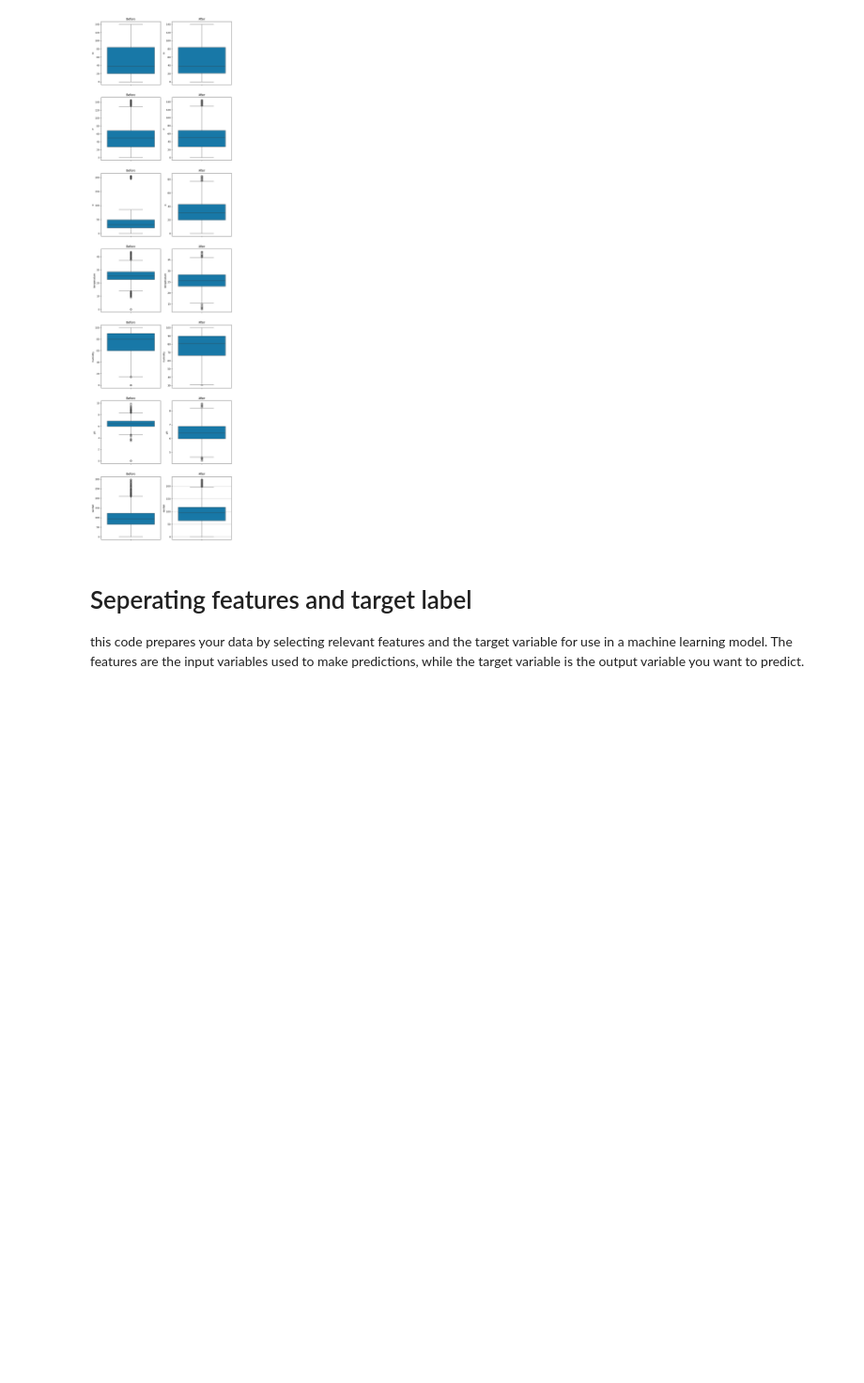
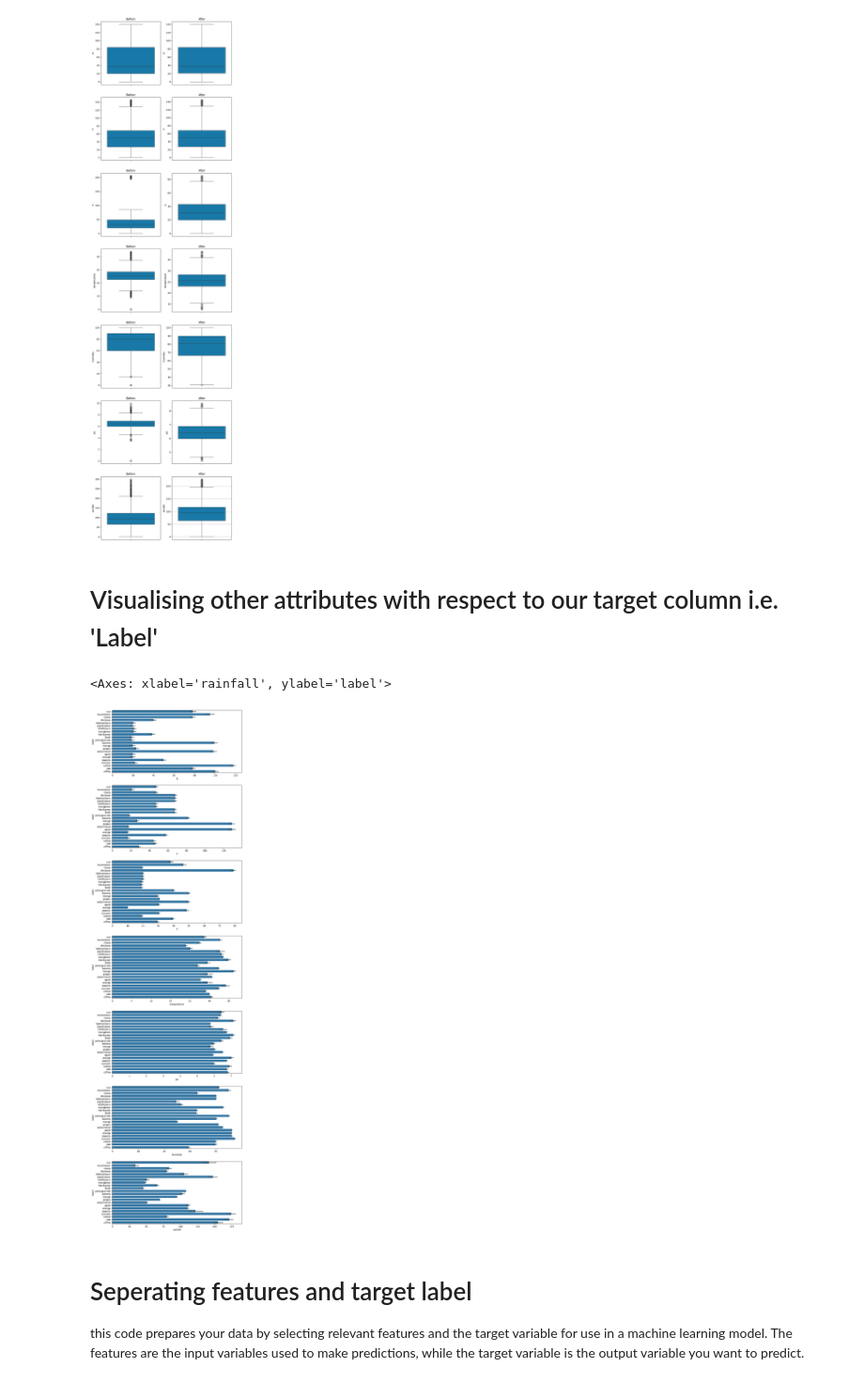
Before and after one commit to csubham2370/Major-Project-on-Crop-Recommendation-System, a Jupyter notebook: Crop_Recommendation_System.ipynb, the cells around one changed output. Shown at 94% size. Drawn from its saved outputs; the diff is of its cells as text; code cells hidden in the pictures; blank space fills up the shorter version.

Commit message:
Visualising other attributes with respect to our target column i.e. 'Label'

```diff
--- a/Crop_Recommendation_System.ipynb
+++ b/Crop_Recommendation_System.ipynb
@@ -594,6 +594,27 @@ sns.boxplot(y="rainfall", data=crop2, palette="winter", ax=axes[6][1]).set_title
 plt.grid()
 # %% [output]
 [figure]
+# %% [markdown]
+# Visualising other attributes with respect to our target column i.e. 'Label'
+# %%
+f, axes = plt.subplots(7, 1, figsize=(10, 40))
+
+sns.barplot(x=crop2.N, y=crop2.label, ax=axes.flat[0])
+
+sns.barplot(x=crop2.P, y=crop2.label, ax=axes.flat[1])
+
+sns.barplot(x=crop2.K, y=crop2.label, ax=axes.flat[2])
+
+sns.barplot(x=crop2.temperature, y=crop2.label, ax=axes.flat[3])
+
+sns.barplot(x=crop2.ph, y=crop2.label, ax=axes.flat[4])
+
+sns.barplot(x=crop2.humidity, y=crop2.label, ax=axes.flat[5])
+
+sns.barplot(x=crop2.rainfall, y=crop2.label, ax=axes.flat[6])
+# %% [output]
+<Axes: xlabel='rainfall', ylabel='label'>
+[figure, added]
 # %% [markdown]
 # Seperating features and target label
  this code prepares your data by selecting relevant features and the target variable for use in a machine learning model. The features are the input variables used to make predictions, while the target variable is the output variable you want to predict.
```
